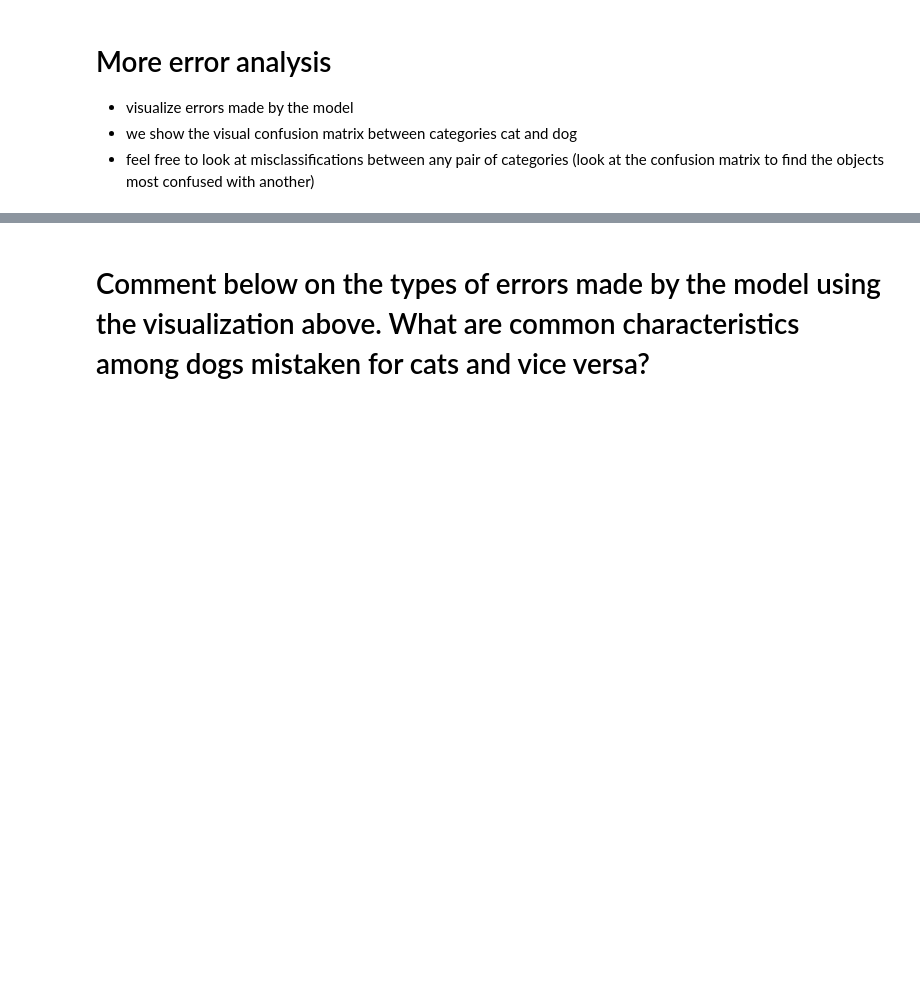
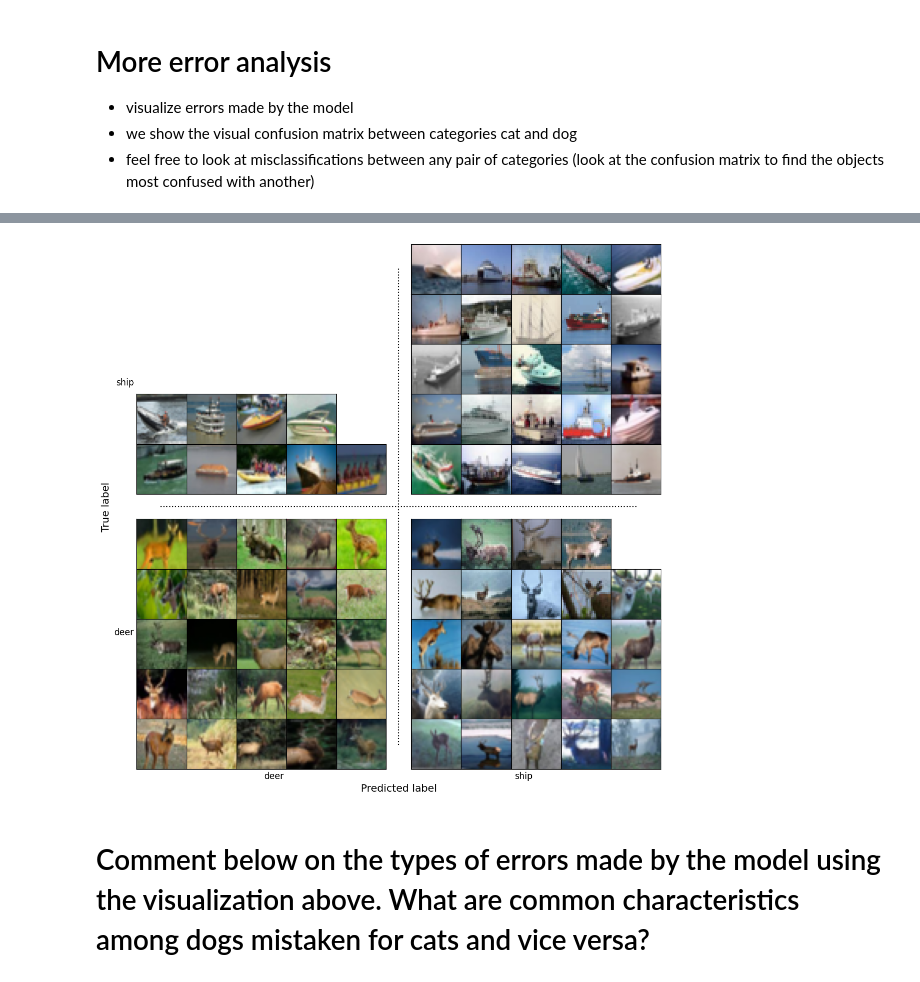
Before and after one commit to CalebSkinner1/Detecting-Presence-of-Brain-Aneurysms, a Jupyter notebook: Homework 2/softmax_cifar10_2025.ipynb, the cells around one changed output, grey strips where cells are left out. Saved outputs shown, nothing was run; the diff lists cells and outputs as text; code cells hidden in the pictures; blank space fills up the shorter version.

```diff
--- a/Homework 2/softmax_cifar10_2025.ipynb
+++ b/Homework 2/softmax_cifar10_2025.ipynb
@@ -365,6 +403,7 @@ Xtest_list = [] # Use a list to store batches of test data
 
 with torch.no_grad():
     for X,y in testloader:
+        X, y = X.to(device), y.to(device)
         yhat = model1(X)
         Xtest_list.append(X) # Append test data batches
         all_labels.append(y)
@@ -407,34 +446,36 @@ for images, (true_row, pred_col) in [
         ax = fig.add_axes([x / total,
                            y / total,
                            1 / total,
                            1 / total])
 
-        img = denormalize(image_data.numpy())
+        img = denormalize(image_data.cpu().numpy())
         ax.imshow(img)
         ax.set_xticks([])
         ax.set_yticks([])
 
 # Add invisible overlay axis (in figure space)
 ax_main = fig.add_axes([0, 0, 1, 1], frameon=False)
 ax_main.set_xticks([ (size/2)/total, (size+pad+size/2)/total ])
 ax_main.set_xticklabels([classes[cl_a], classes[cl_b]], fontsize=12)
 
 ax_main.set_yticks([ (size/2)/total, (size+pad+size/2)/total ])
 ax_main.set_yticklabels([classes[cl_a], classes[cl_b]], fontsize=12)
 
 ax_main.set_xlabel("Predicted label", fontsize=14)
 ax_main.set_ylabel("True label", fontsize=14)
 
 # Hide tick marks and spines
 ax_main.tick_params(axis='both', which='both', length=0)
 for spine in ax_main.spines.values():
     spine.set_visible(False)
 
 # Divider lines in normalized coords
 ax_main.plot([ (size+pad/2)/total, (size+pad/2)/total ], [0,1], "k:")
 ax_main.plot([0,1], [ (size+pad/2)/total, (size+pad/2)/total ], "k:")
 
 plt.show()
+# %% [output]
+[figure, added]
 # %% [markdown]
 # Comment below on the types of errors made by the model using the visualization above. What are common characteristics among dogs mistaken for cats and vice versa?
 # %%
```
Also changed, not shown: parts of 14 cells of this notebook.
